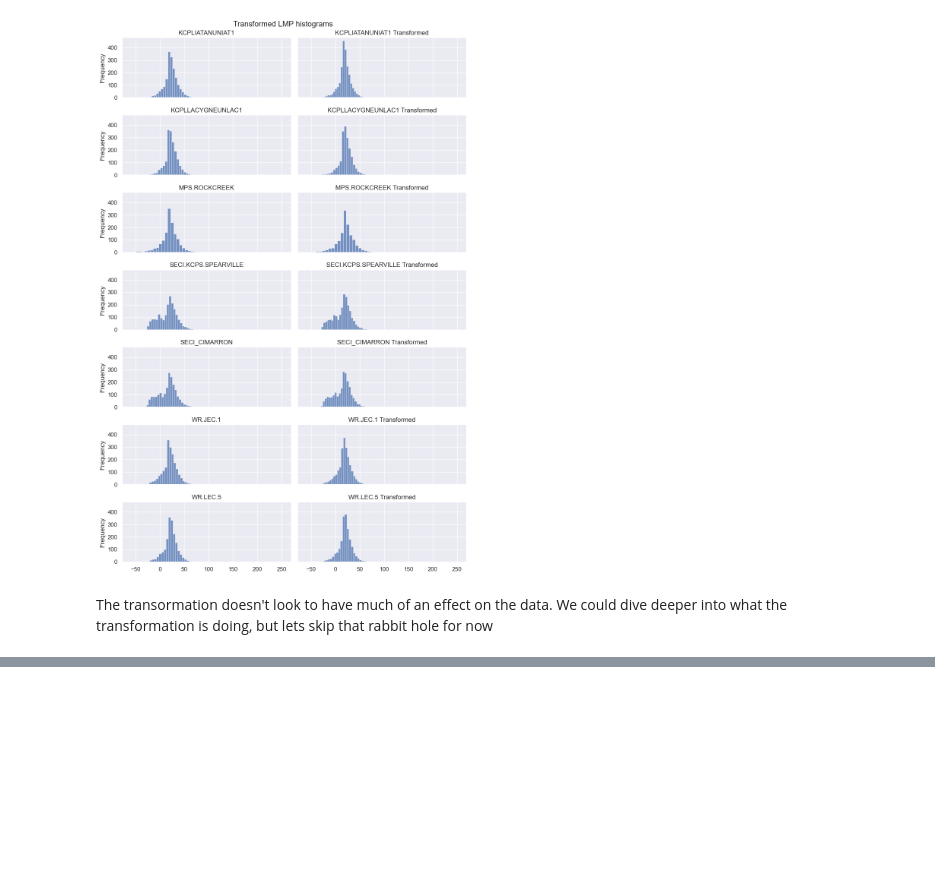
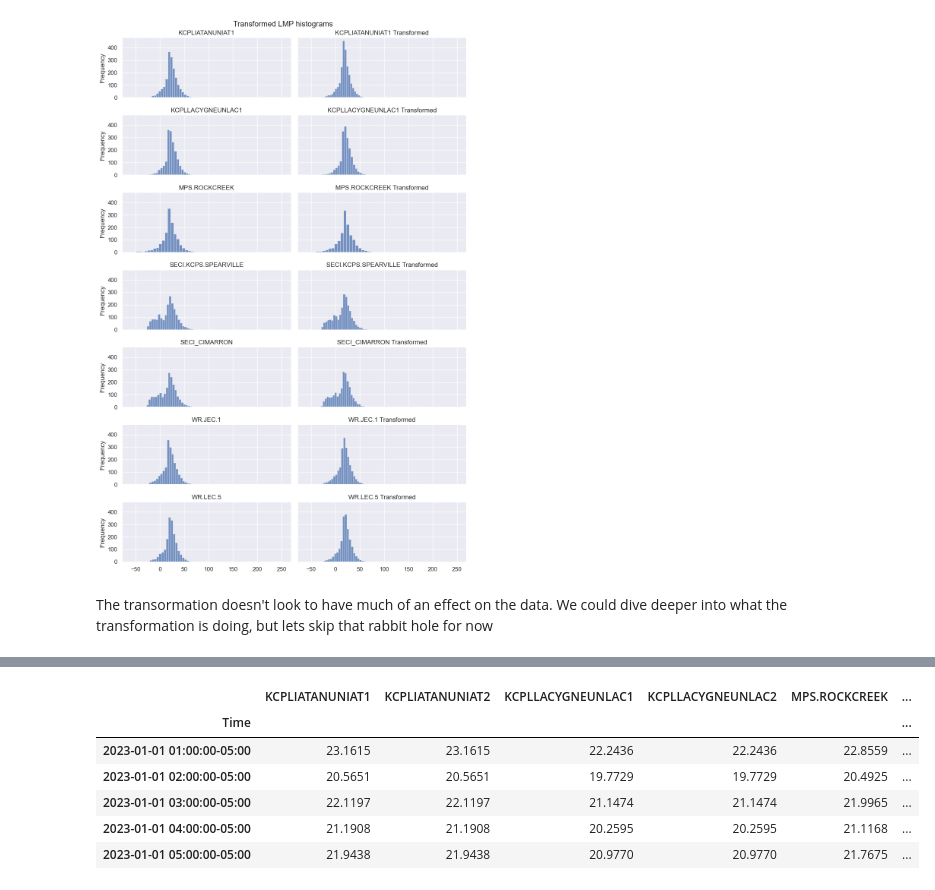
Before and after one commit to maxwellgriffith345/SPPPrices, a Jupyter notebook: SPPPriceSandBox.ipynb, the cells around one changed output, grey strips where cells are left out. Cells and saved outputs as stored; diff of their text form; code cells hidden in the pictures; blank space fills up the shorter version.

Commit message:
Add files via upload
fixed data import with time zone to use with STL

```diff
--- a/SPPPriceSandBox.ipynb
+++ b/SPPPriceSandBox.ipynb
@@ -510,0 +521,18 @@ The transormation doesn't look to have much of an effect on the data. We could d
+# %%
+#parse datetime with timezone
+def parse_datetime_with_timezone(dt_str):
+    datetime_str = dt_str[:-3] + dt_str[-2:]
+    return pd.to_datetime(datetime_str, utc=True, format="%Y-%m-%d %H:%M:%S%z")
+
+# RE-Write without using "date_parser"
+df = pd.read_csv("LMPSWide2023.csv", parse_dates=['Time'], date_parser=parse_datetime_with_timezone, index_col='Time')
+
+# If your CSV already has timezone information, you can specify it during parsing
+# df = pd.read_csv('data.csv', parse_dates=['timestamp'], index_col='timestamp', date_parser=parse_datetime_with_timezone, tz='America/New_York')
+
+# Make sure this is the right timezone
+df.index = df.index.tz_convert('America/New_York')  # Adjust timezone as per your data
+
+#Set the frequency
+#we need to do this before using in STL
+df= df.asfreq(freq='h')
@@ -510,0 +554,10 @@ The transormation doesn't look to have much of an effect on the data. We could d
+# %%
+df.head()
+# %% [output]
+|  | KCPLIATANUNIAT1 | KCPLIATANUNIAT2 | KCPLLACYGNEUNLAC1 | KCPLLACYGNEUNLAC2 | MPS.ROCKCREEK | ... |
+| Time |  |  |  |  |  | ... |
+| 2023-01-01 01:00:00-05:00 | 23.1615 | 23.1615 | 22.2436 | 22.2436 | 22.8559 | ... |
+| 2023-01-01 02:00:00-05:00 | 20.5651 | 20.5651 | 19.7729 | 19.7729 | 20.4925 | ... |
+| 2023-01-01 03:00:00-05:00 | 22.1197 | 22.1197 | 21.1474 | 21.1474 | 21.9965 | ... |
+| 2023-01-01 04:00:00-05:00 | 21.1908 | 21.1908 | 20.2595 | 20.2595 | 21.1168 | ... |
+| 2023-01-01 05:00:00-05:00 | 21.9438 | 21.9438 | 20.9770 | 20.9770 | 21.7675 | ... |
```
Also changed, not shown: parts of 7 cells of this notebook.
